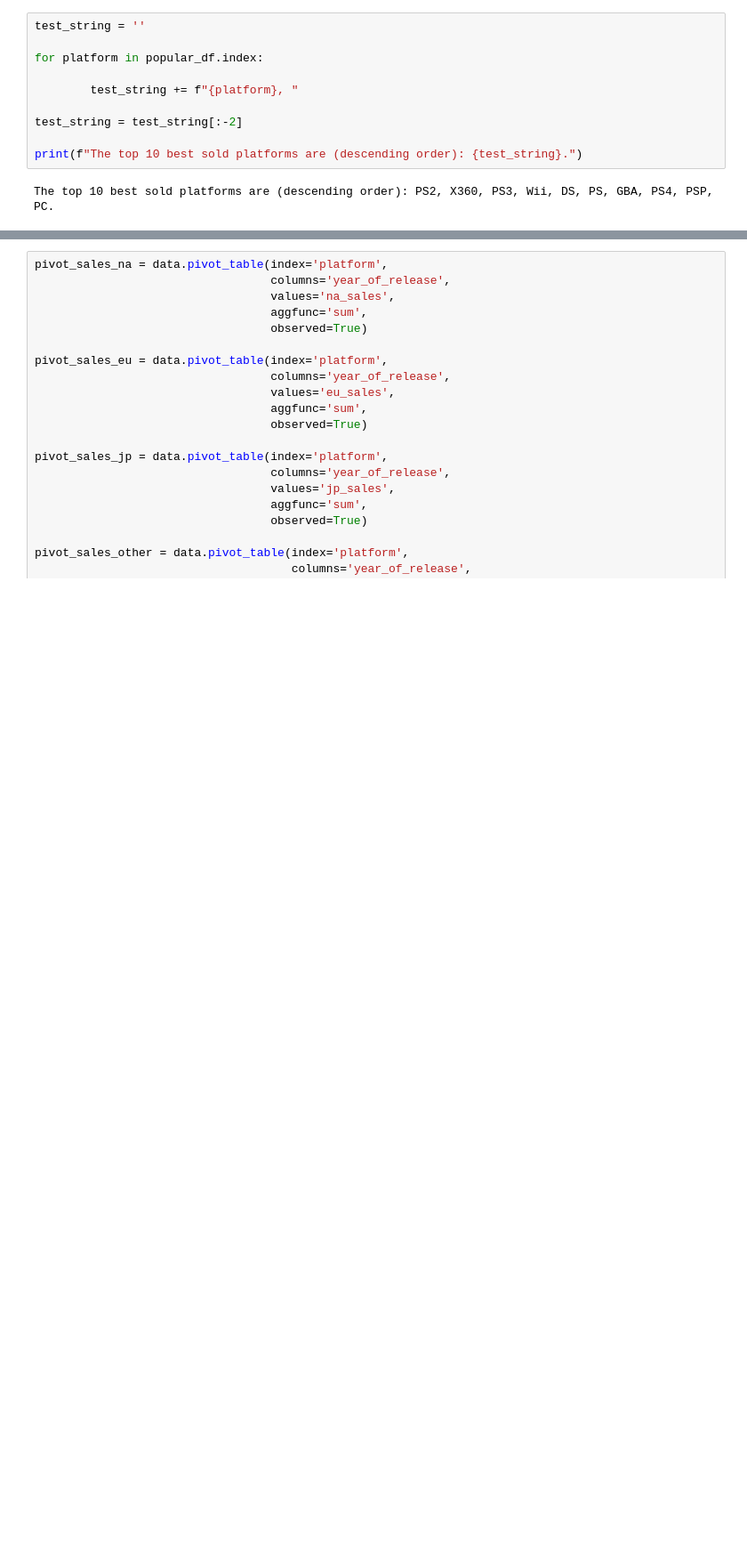
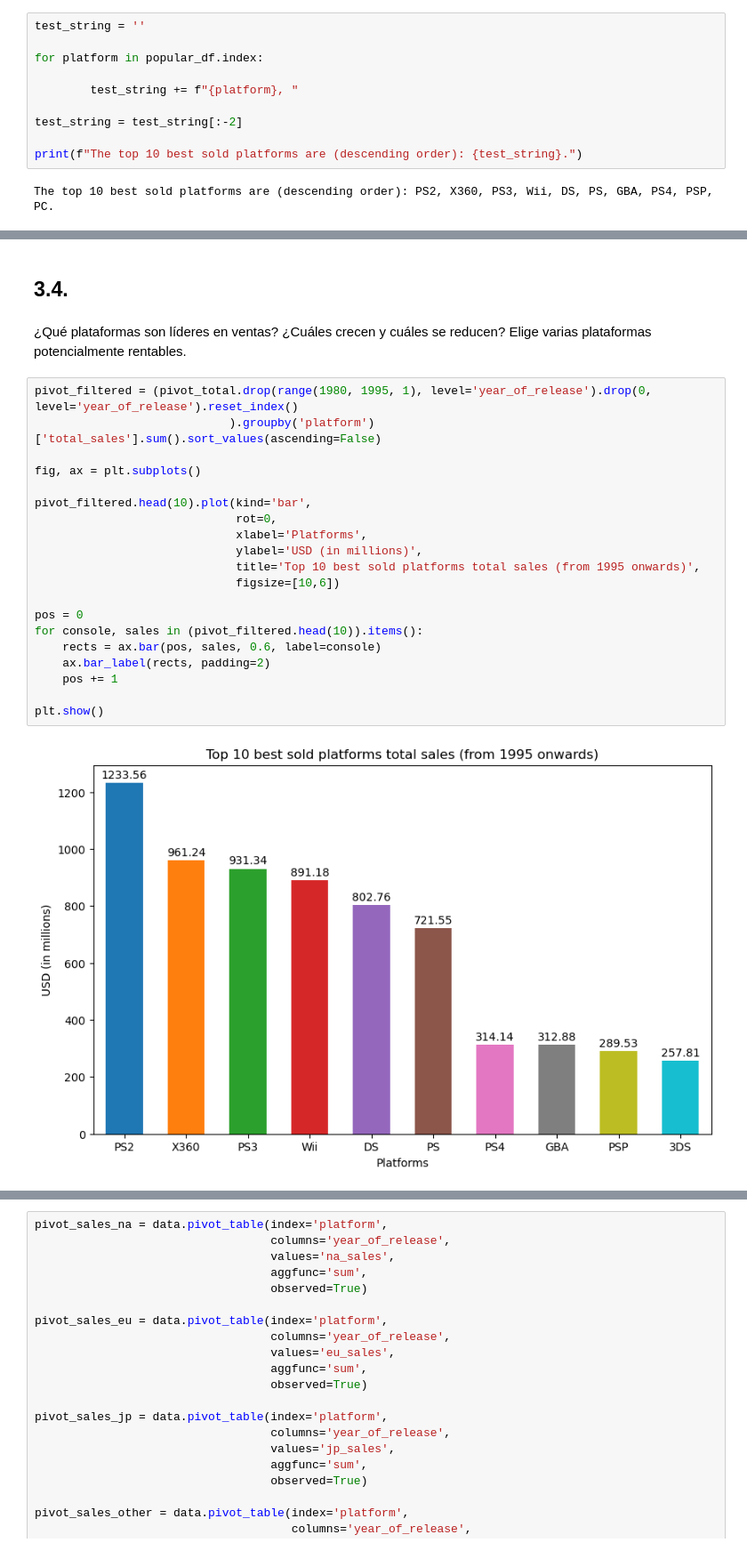
Before and after one commit to IamAirmanPhoenix/Sprint6_Project, a Jupyter notebook: notebook.ipynb, the cells around one changed output, grey strips where cells are left out. Shown at 89% size. Cells and saved outputs as stored; diff of their text form; blank space fills up the shorter version.

```diff
--- a/notebook.ipynb
+++ b/notebook.ipynb
@@ -355,0 +428,26 @@ plt.show()
+# %% [markdown]
+## 3.4.
+# %% [markdown]
+¿Qué plataformas son líderes en ventas? ¿Cuáles crecen y cuáles se reducen? Elige varias plataformas potencialmente rentables.
+# %%
+pivot_filtered = (pivot_total.drop(range(1980, 1995, 1), level='year_of_release').drop(0, level='year_of_release').reset_index()
+                            ).groupby('platform')['total_sales'].sum().sort_values(ascending=False)
+
+fig, ax = plt.subplots()
+
+pivot_filtered.head(10).plot(kind='bar',
+                             rot=0,
+                             xlabel='Platforms',
+                             ylabel='USD (in millions)',
+                             title='Top 10 best sold platforms total sales (from 1995 onwards)',
+                             figsize=[10,6])
+
+pos = 0
+for console, sales in (pivot_filtered.head(10)).items():
+    rects = ax.bar(pos, sales, 0.6, label=console)
+    ax.bar_label(rects, padding=2)
+    pos += 1
+
+plt.show()
+# %% [output]
+[figure, added]
```
Also changed, not shown: parts of 45 cells of this notebook.
